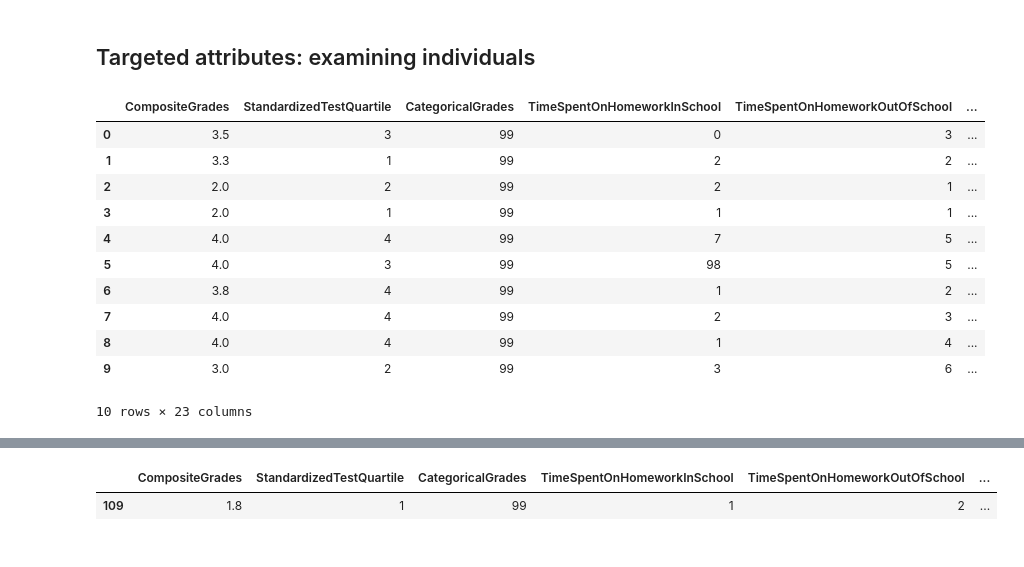
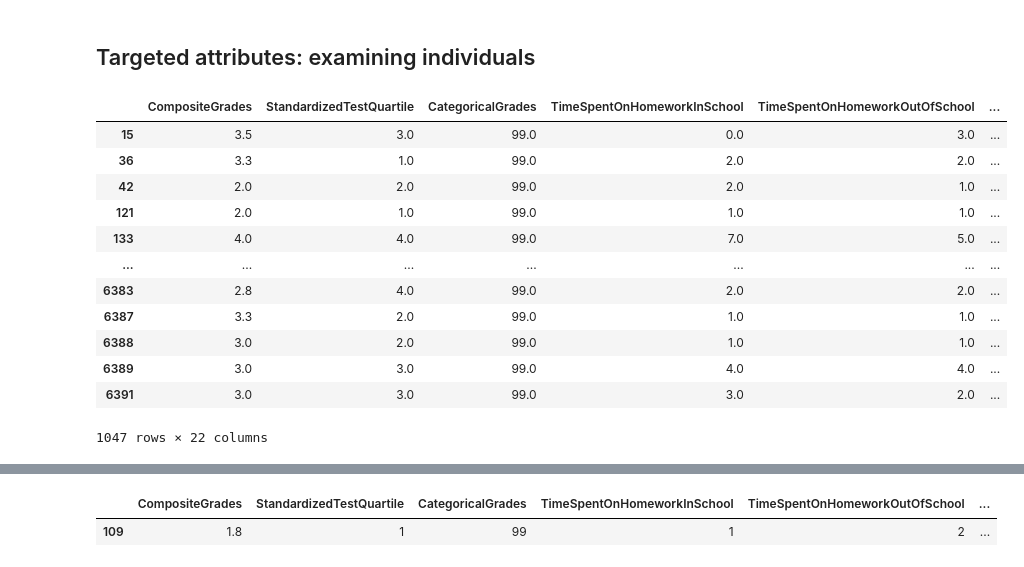
Before and after one commit to lurosenb/Swap_Auditor, a Jupyter notebook: nels_stability_tests.ipynb, the cells around one changed output, grey strips where cells are left out. Cells and saved outputs as stored; diff of their text form; code cells hidden in the pictures.

```diff
--- a/nels_stability_tests.ipynb
+++ b/nels_stability_tests.ipynb
@@ -382,15 +358,16 @@ unstable_student = 6860564
-# %%
-df
-# %% [output]
-|  | CompositeGrades | StandardizedTestQuartile | CategoricalGrades | TimeSpentOnHomeworkInSchool | TimeSpentOnHomeworkOutOfSchool | ... |
-| 0 | 3.5 | 3 | 99 | 0 | 3 | ... |
-| 1 | 3.3 | 1 | 99 | 2 | 2 | ... |
-| 2 | 2.0 | 2 | 99 | 2 | 1 | ... |
-| 3 | 2.0 | 1 | 99 | 1 | 1 | ... |
-| 4 | 4.0 | 4 | 99 | 7 | 5 | ... |
-| 5 | 4.0 | 3 | 99 | 98 | 5 | ... |
-| 6 | 3.8 | 4 | 99 | 1 | 2 | ... |
-| 7 | 4.0 | 4 | 99 | 2 | 3 | ... |
-| 8 | 4.0 | 4 | 99 | 1 | 4 | ... |
-| 9 | 3.0 | 2 | 99 | 3 | 6 | ... |
-10 rows × 23 columns
+# %%
+df_false_negatives
+# %% [output]
+|  | CompositeGrades | StandardizedTestQuartile | CategoricalGrades | TimeSpentOnHomeworkInSchool | TimeSpentOnHomeworkOutOfSchool | ... |
+| 15 | 3.5 | 3.0 | 99.0 | 0.0 | 3.0 | ... |
+| 36 | 3.3 | 1.0 | 99.0 | 2.0 | 2.0 | ... |
+| 42 | 2.0 | 2.0 | 99.0 | 2.0 | 1.0 | ... |
+| 121 | 2.0 | 1.0 | 99.0 | 1.0 | 1.0 | ... |
+| 133 | 4.0 | 4.0 | 99.0 | 7.0 | 5.0 | ... |
+| ... | ... | ... | ... | ... | ... | ... |
+| 6383 | 2.8 | 4.0 | 99.0 | 2.0 | 2.0 | ... |
+| 6387 | 3.3 | 2.0 | 99.0 | 1.0 | 1.0 | ... |
+| 6388 | 3.0 | 2.0 | 99.0 | 1.0 | 1.0 | ... |
+| 6389 | 3.0 | 3.0 | 99.0 | 4.0 | 4.0 | ... |
+| 6391 | 3.0 | 3.0 | 99.0 | 3.0 | 2.0 | ... |
+1047 rows × 22 columns
```
Also changed, not shown: parts of 5 cells of this notebook, 8 other files.
